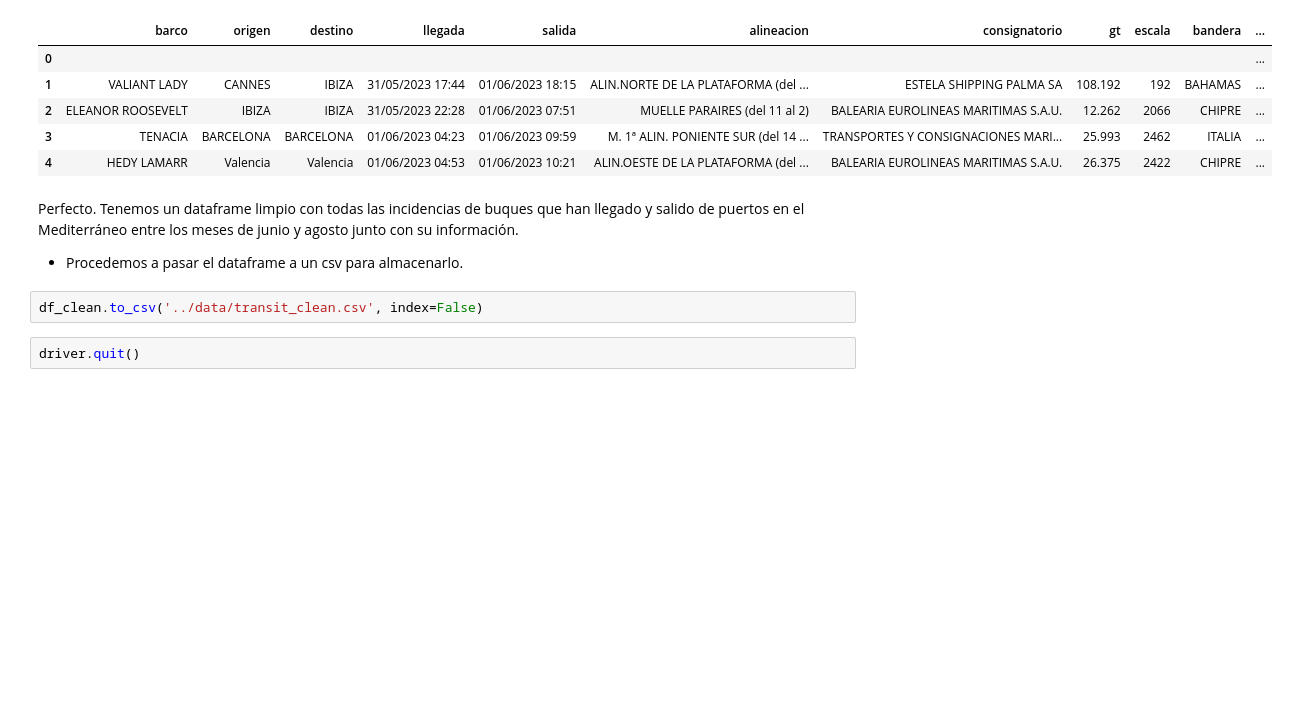
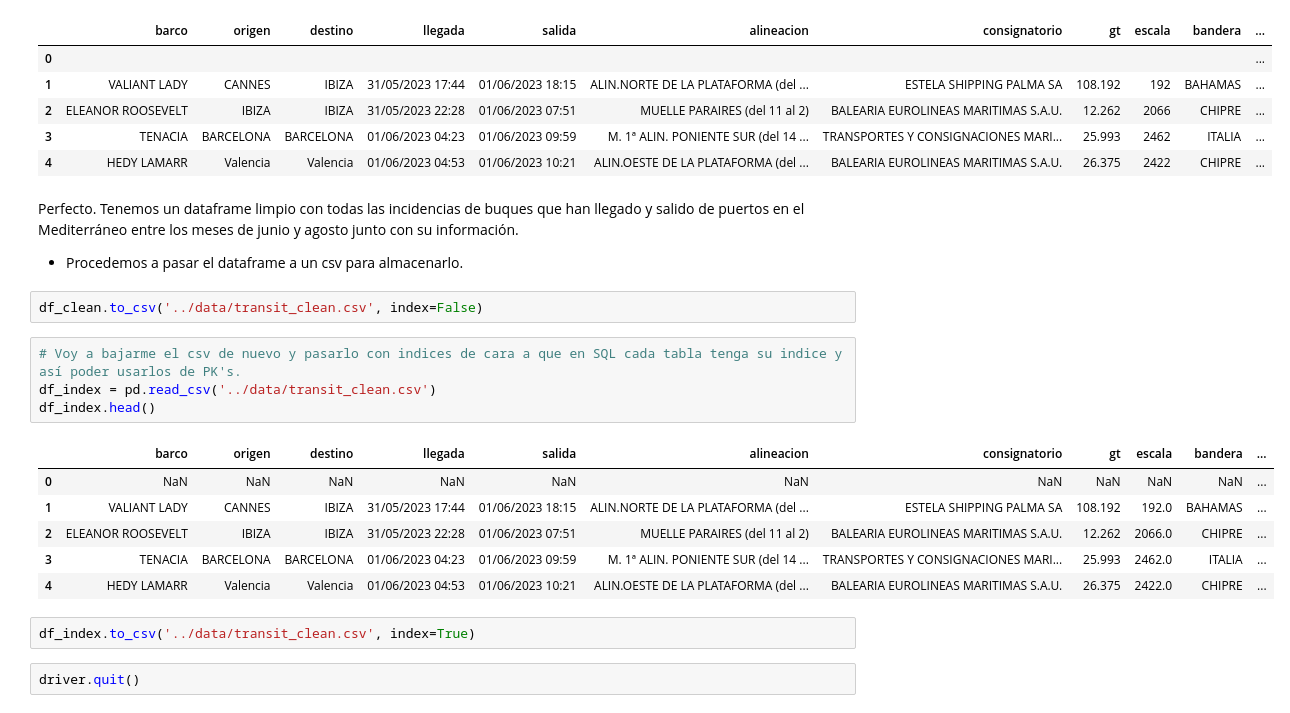
Before and after one commit to Jacobomb/ETL_Project_BalearicTransit, a Jupyter notebook: notebooks/1.TransitScrapper.ipynb, the cells around one changed output. Saved outputs shown, nothing was run; the diff lists cells and outputs as text; blank space fills up the shorter version.

Commit message:
CSVs fixed with index - listo para pasar a SQL

```diff
--- a/notebooks/1.TransitScrapper.ipynb
+++ b/notebooks/1.TransitScrapper.ipynb
@@ -308,5 +308,18 @@ Perfecto. Tenemos un dataframe limpio con todas las incidencias de buques que ha
 * Procedemos a pasar el dataframe a un csv para almacenarlo.
 # %%
 df_clean.to_csv('../data/transit_clean.csv', index=False)
+# %%
+# Voy a bajarme el csv de nuevo y pasarlo con indices de cara a que en SQL cada tabla tenga su indice y así poder usarlos de PK's.
+df_index = pd.read_csv('../data/transit_clean.csv')
+df_index.head()
+# %% [output]
+|  | barco | origen | destino | llegada | salida | alineacion | consignatorio | gt | escala | bandera | ... |
+| 0 | NaN | NaN | NaN | NaN | NaN | NaN | NaN | NaN | NaN | NaN | ... |
+| 1 | VALIANT LADY | CANNES | IBIZA | 31/05/2023 17:44 | 01/06/2023 18:15 | ALIN.NORTE DE LA PLATAFORMA (del ... | ESTELA SHIPPING PALMA SA | 108.192 | 192.0 | BAHAMAS | ... |
+| 2 | ELEANOR ROOSEVELT | IBIZA | IBIZA | 31/05/2023 22:28 | 01/06/2023 07:51 | MUELLE PARAIRES (del 11 al 2) | BALEARIA EUROLINEAS MARITIMAS S.A.U. | 12.262 | 2066.0 | CHIPRE | ... |
+| 3 | TENACIA | BARCELONA | BARCELONA | 01/06/2023 04:23 | 01/06/2023 09:59 | M. 1ª ALIN. PONIENTE SUR (del 14 ... | TRANSPORTES Y CONSIGNACIONES MARI... | 25.993 | 2462.0 | ITALIA | ... |
+| 4 | HEDY LAMARR | Valencia | Valencia | 01/06/2023 04:53 | 01/06/2023 10:21 | ALIN.OESTE DE LA PLATAFORMA (del ... | BALEARIA EUROLINEAS MARITIMAS S.A.U. | 26.375 | 2422.0 | CHIPRE | ... |
+# %%
+df_index.to_csv('../data/transit_clean.csv', index=True)
 # %%
 driver.quit()
```
Also changed, not shown: 2 other files.
